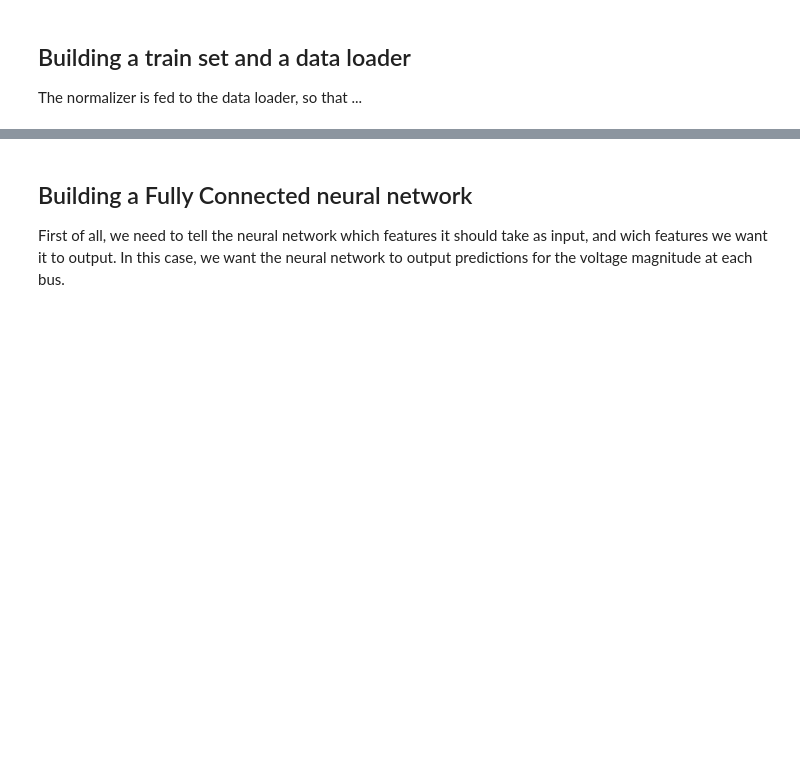
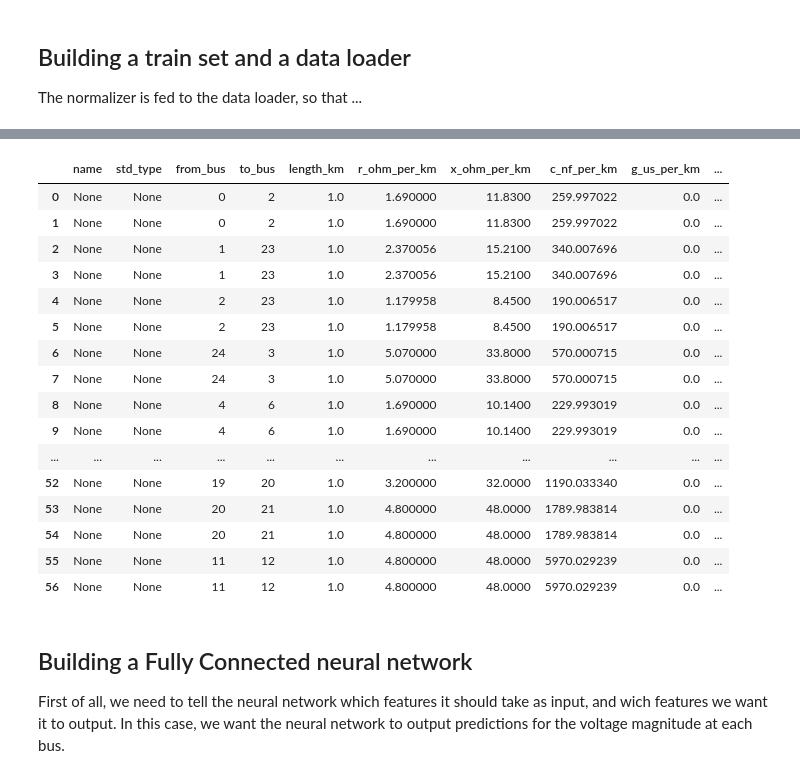
Before and after one commit to bdonon/ml4ps, a Jupyter notebook: docs/source/usecase/dense.ipynb, the cells around one changed output, grey strips where cells are left out. Cells and saved outputs as stored; diff of their text form; code cells hidden in the pictures; blank space fills up the shorter version.

```diff
--- a/docs/source/usecase/dense.ipynb
+++ b/docs/source/usecase/dense.ipynb
@@ -65,8 +51,10 @@ The normalizer is fed to the data loader, so that ...
 # %%
 train_set = mp.PowerGridDataset(data_dir=train_dir, backend=backend, normalizer=normalizer)
 train_loader = DataLoader(train_set,
-                          batch_size=8,
+                          batch_size=1,
                           shuffle=True,
                           num_workers=2,
                           collate_fn=mp.collate_power_grid,
                           prefetch_factor=8)
+# %%
+x, nets = next(iter(train_loader))
@@ -73,3 +77,23 @@ train_loader = DataLoader(train_set,
+# %%
+nets[0].line
+# %% [output]
+|  | name | std_type | from_bus | to_bus | length_km | r_ohm_per_km | x_ohm_per_km | c_nf_per_km | g_us_per_km | ... |
+| 0 | None | None | 0 | 2 | 1.0 | 1.690000 | 11.8300 | 259.997022 | 0.0 | ... |
+| 1 | None | None | 0 | 2 | 1.0 | 1.690000 | 11.8300 | 259.997022 | 0.0 | ... |
+| 2 | None | None | 1 | 23 | 1.0 | 2.370056 | 15.2100 | 340.007696 | 0.0 | ... |
+| 3 | None | None | 1 | 23 | 1.0 | 2.370056 | 15.2100 | 340.007696 | 0.0 | ... |
+| 4 | None | None | 2 | 23 | 1.0 | 1.179958 | 8.4500 | 190.006517 | 0.0 | ... |
+| 5 | None | None | 2 | 23 | 1.0 | 1.179958 | 8.4500 | 190.006517 | 0.0 | ... |
+| 6 | None | None | 24 | 3 | 1.0 | 5.070000 | 33.8000 | 570.000715 | 0.0 | ... |
+| 7 | None | None | 24 | 3 | 1.0 | 5.070000 | 33.8000 | 570.000715 | 0.0 | ... |
+| 8 | None | None | 4 | 6 | 1.0 | 1.690000 | 10.1400 | 229.993019 | 0.0 | ... |
+| 9 | None | None | 4 | 6 | 1.0 | 1.690000 | 10.1400 | 229.993019 | 0.0 | ... |
+| ... | ... | ... | ... | ... | ... | ... | ... | ... | ... | ... |
+| 52 | None | None | 19 | 20 | 1.0 | 3.200000 | 32.0000 | 1190.033340 | 0.0 | ... |
+| 53 | None | None | 20 | 21 | 1.0 | 4.800000 | 48.0000 | 1789.983814 | 0.0 | ... |
+| 54 | None | None | 20 | 21 | 1.0 | 4.800000 | 48.0000 | 1789.983814 | 0.0 | ... |
+| 55 | None | None | 11 | 12 | 1.0 | 4.800000 | 48.0000 | 5970.029239 | 0.0 | ... |
+| 56 | None | None | 11 | 12 | 1.0 | 4.800000 | 48.0000 | 5970.029239 | 0.0 | ... |
 # %% [markdown]
 ## Building a Fully Connected neural network
 
```
Also changed, not shown: parts of 17 cells of this notebook, 7 other files.
